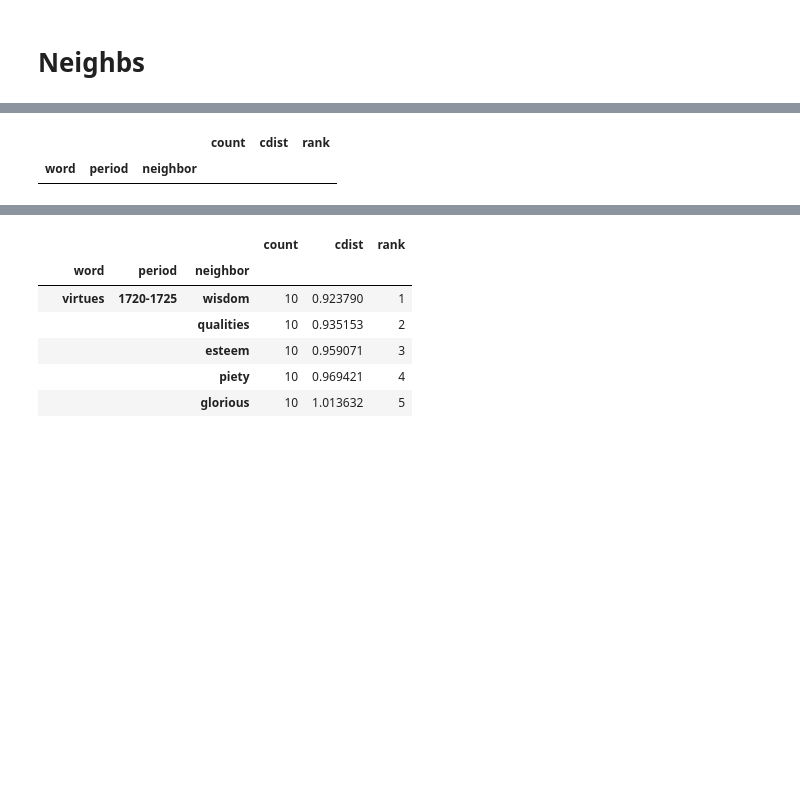
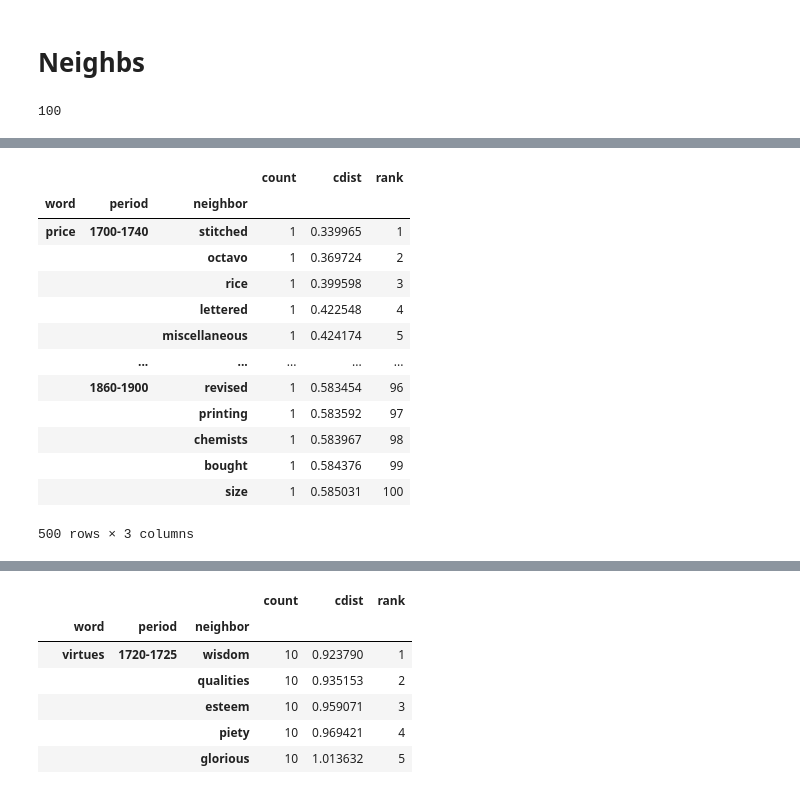
Before and after one commit to quadrismegistus/koselleck, a Jupyter notebook: koselleck/neighbs.ipynb, the cells around one changed output, grey strips where cells are left out. Cells and saved outputs as stored; diff of their text form; code cells hidden in the pictures; blank space fills up the shorter version.

```diff
--- a/koselleck/neighbs.ipynb
+++ b/koselleck/neighbs.ipynb
@@ -2,13 +2,17 @@
 # Neighbs
 # %%
 from ipynb.fs.full.koselleck import *
+# %%
+NBR_MAX_RANK
+# %% [output]
+100
 # %%
 def do_nbr_word(dfgrp,max_rank=NBR_MAX_RANK,num_proc=1,progress=True):
     words_with_data=set(dfgrp.columns)
     o=[]
     for (word,period,run),wprdf in dfgrp.groupby(['word_','period_','run_']):
         row=wprdf.iloc[0].dropna().sort_values()
-        to_drop={word} | (set(row.index) - words_with_data)
+        to_drop=(set(row.index) - (words_with_data|{word}))
         row=row.drop(to_drop)
         o+=[
             {
@@ -21,6 +25,7 @@ def do_nbr_word(dfgrp,max_rank=NBR_MAX_RANK,num_proc=1,progress=True):
             } for i,(nb,val) in enumerate(row.items())
             if i<max_rank
         ]
+    if not len(o): return pd.DataFrame()
     dfprd=pd.DataFrame(o)
     gby=['word','period','neighbor']
     dfprdg=dfprd.groupby(gby)
@@ -37,13 +42,14 @@ def do_nbr_word(dfgrp,max_rank=NBR_MAX_RANK,num_proc=1,progress=True):
     odf=odf.drop('score',1).sort_values('rank')
 #     odf=odf.rename({'run':'num_runs'},axis=1)
     if max_rank: odf=odf[odf['rank']<=max_rank]
-    return odf.reset_index().drop(['word','period'],axis=1)
+    odf=odf.reset_index().drop(['word','period'],axis=1)
+    return odf
 
 def nbr_word(word,period_or_periods=None,run_or_runs=None,num_runs=10,num_proc=1,progress=True,
              max_rank=NBR_MAX_RANK,cache=True,cache_only=False,force=False,pmap_use_cache=False,
-             only_valid_words=False):
+             only_valid_words=False,ymin=YMIN,ymax=YMAX,ybin=YEARBIN):
     if progress: print(f'Running nbr_word({word})')
-    qstr=f'{word},max_rank={max_rank},ymin={YMIN},ymax={YMAX},ybin={YEARBIN}'
+    qstr=f'{word},max_rank={max_rank},ymin={ymin},ymax={ymax},ybin={ybin}'
     if cache and not force:
         with get_veclib('nbr') as vl:
             if qstr in vl:
@@ -55,7 +61,7 @@ def nbr_word(word,period_or_periods=None,run_or_runs=None,num_runs=10,num_proc=1
                         dfnbr=dfnbr.loc[:,:,valid_words]
                     return dfnbr if not cache_only else pd.DataFrame()
 
-    dfc = cdist_word(word,period_or_periods,num_proc=num_proc,progress=progress)
+    dfc = cdist_word(word,period_or_periods,num_proc=num_proc,progress=progress,ymin=ymin,ymax=ymax,ybin=ybin)
     if not len(dfc): return pd.DataFrame()
     odf=pmap_groups(
         do_nbr_word,
@@ -75,8 +81,11 @@ def nbr_word(word,period_or_periods=None,run_or_runs=None,num_runs=10,num_proc=1
         valid_words=set(get_valid_words()) & set(odf.index.get_level_values('neighbor'))
         odf=odf.loc[:,:,valid_words]
     if progress: print(f'Finished running nbr_word({word})')
-    return odf if not cache_only else pd.DataFrame()
+    odf=odf if not cache_only else pd.DataFrame()
+    for c in ['count','rank']: odf[c]=odf[c].apply(int)
+    return odf
 # %%
-dfnbr=nbr_word('price',force=False,progress=1,num_proc=1,only_valid_words=True).query('neighbor=="gd"')
+dfnbr=nbr_word('price',force=False,progress=1,num_proc=1,only_valid_words=True,cache=False,
+              ymin=1700,ymax=1900,ybin=40)
 dfnbr
 # %% [output]
@@ -85,5 +95,17 @@ dfnbr
 |  |  |  | count | cdist | rank |
 | word | period | neighbor |  |  |  |
+| price | 1700-1740 | stitched | 1 | 0.339965 | 1 |
+|  |  | octavo | 1 | 0.369724 | 2 |
+|  |  | rice | 1 | 0.399598 | 3 |
+|  |  | lettered | 1 | 0.422548 | 4 |
+|  |  | miscellaneous | 1 | 0.424174 | 5 |
+|  | ... | ... | ... | ... | ... |
+|  | 1860-1900 | revised | 1 | 0.583454 | 96 |
+|  |  | printing | 1 | 0.583592 | 97 |
+|  |  | chemists | 1 | 0.583967 | 98 |
+|  |  | bought | 1 | 0.584376 | 99 |
+|  |  | size | 1 | 0.585031 | 100 |
+500 rows × 3 columns
 # %%
 # dfnbr.groupby('period').size()
 # %%
```
Also changed, not shown: parts of 4 cells of this notebook, 8 other files.
